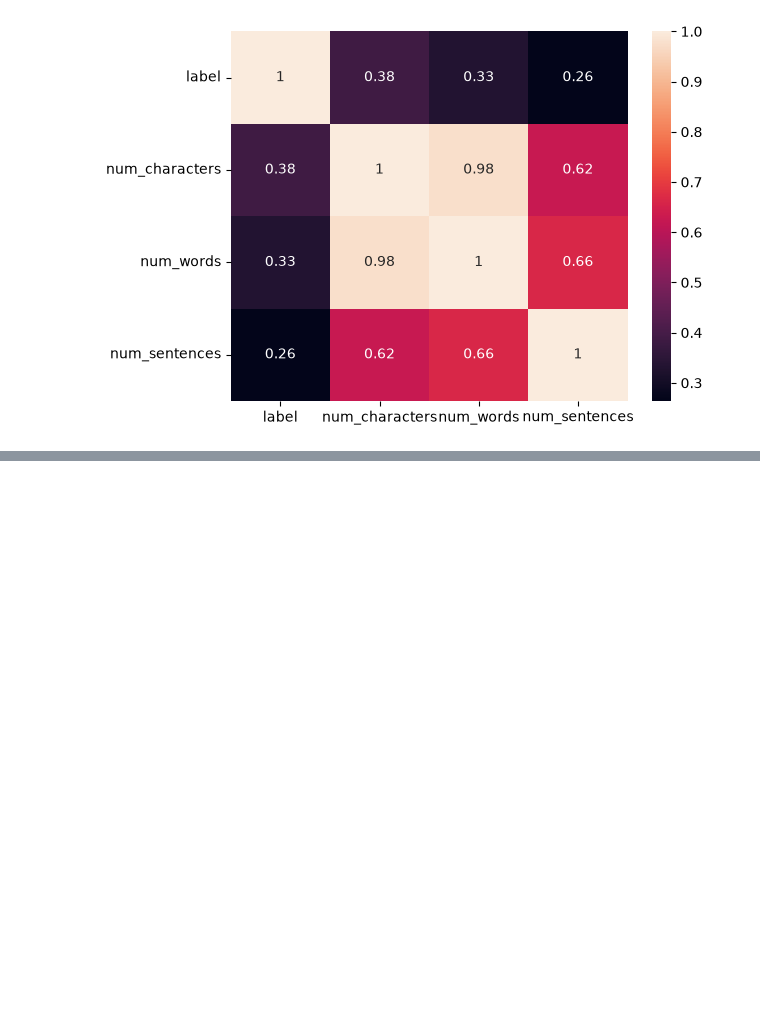
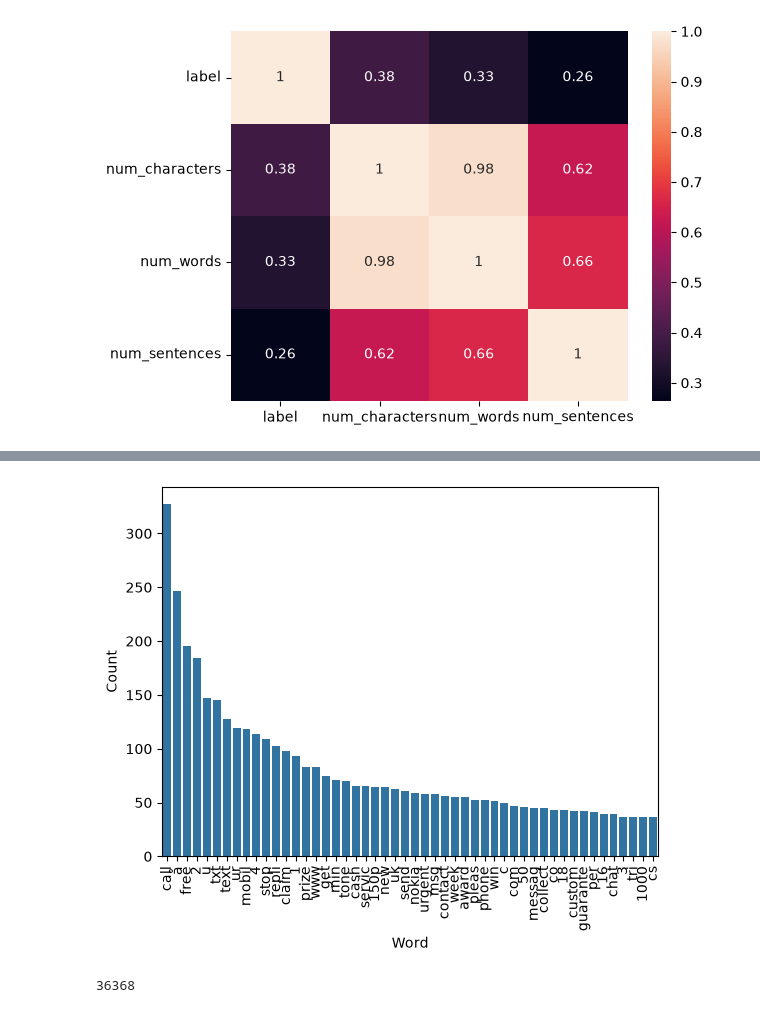
Before and after one commit to ShitalDhakal/PhishGuard, a Jupyter notebook: analyzer/services/ml_classifier.ipynb, the cells around one changed output, grey strips where cells are left out. Saved outputs shown, nothing was run; the diff lists cells and outputs as text; code cells hidden in the pictures; blank space fills up the shorter version.

Commit message:
Data Processing completed - now heading towards Model traning

```diff
--- a/analyzer/services/ml_classifier.ipynb
+++ b/analyzer/services/ml_classifier.ipynb
@@ -386,0 +443,4 @@ sns.heatmap(df[['label', 'num_characters', 'num_words', 'num_sentences']].corr()
+# %%
+from nltk.stem.porter import PorterStemmer # used for Stemming
+ps = PorterStemmer()
+ps.stem("Dancing")
@@ -386,0 +550,6 @@ sns.heatmap(df[['label', 'num_characters', 'num_words', 'num_sentences']].corr()
+# %%
+# Generating top 50 words form spam message
+spam_corpus = []
+for msg in df[df['label']==1]['transformed_text'].tolist():
+    for word in msg.split(): # split words from message
+        spam_corpus.append(word)
@@ -386,0 +560,19 @@ sns.heatmap(df[['label', 'num_characters', 'num_words', 'num_sentences']].corr()
+# %%
+# Visualize the 50 most frequent words in spam messages using a bar chart.
+top_words = pd.DataFrame(
+    Counter(spam_corpus).most_common(50),
+    columns=["Word", "Count"]
+)
+
+# Plot the frequency of the top 50 spam words.
+sns.barplot(x="Word", y="Count", data=top_words)
+
+# Rotate x-axis labels for better readability.
+plt.xticks(rotation='vertical')
+
+# Display the bar chart.
+plt.show()sns.barplot(x="Word", y="Count", data=top_words)
+plt.xticks(rotation='vertical')
+plt.show()
+# %% [output]
+[figure, added]
@@ -386,0 +585,4 @@ sns.heatmap(df[['label', 'num_characters', 'num_words', 'num_sentences']].corr()
+# %%
+len(ham_corpus)
+# %% [output]
+36368
```
Also changed, not shown: parts of 24 cells of this notebook, 1 other file.
